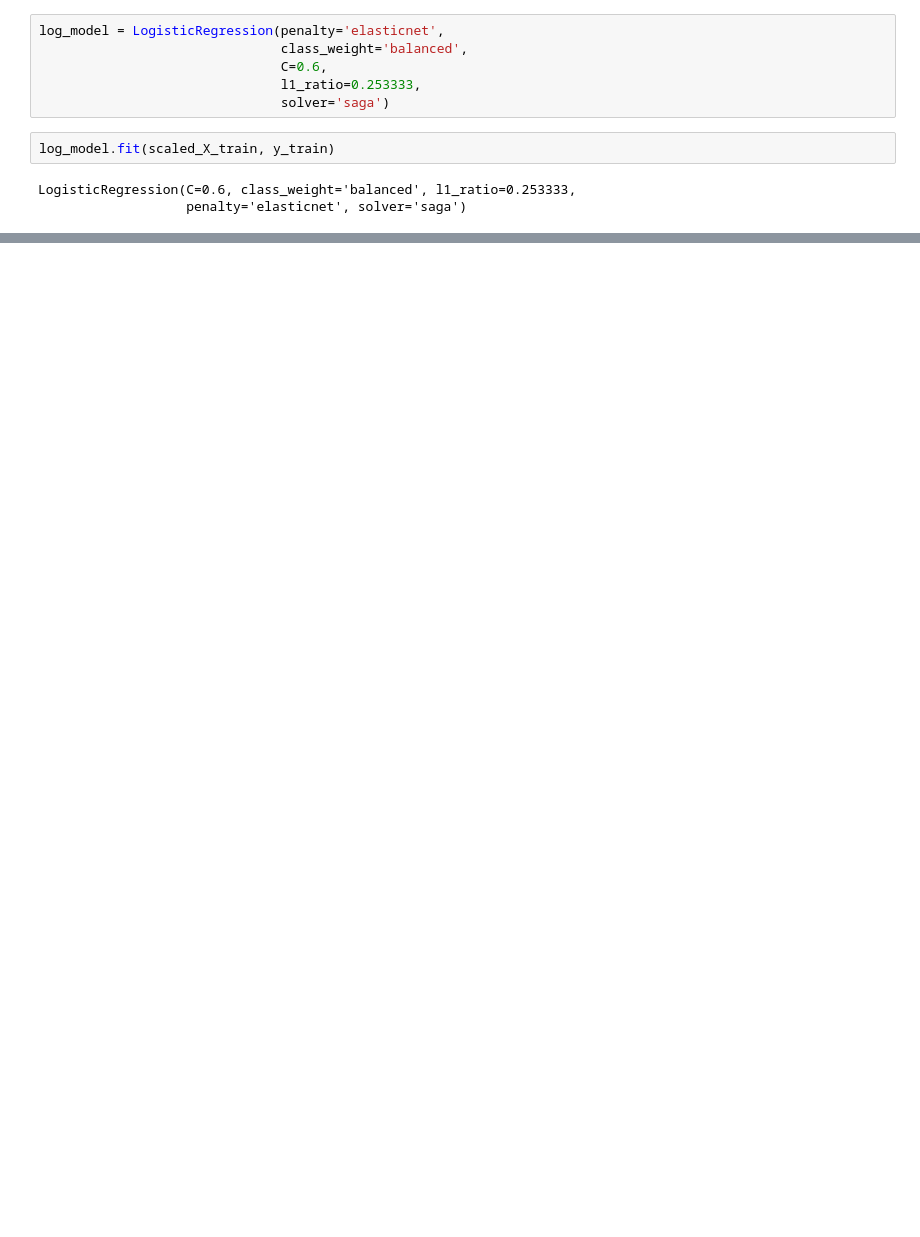
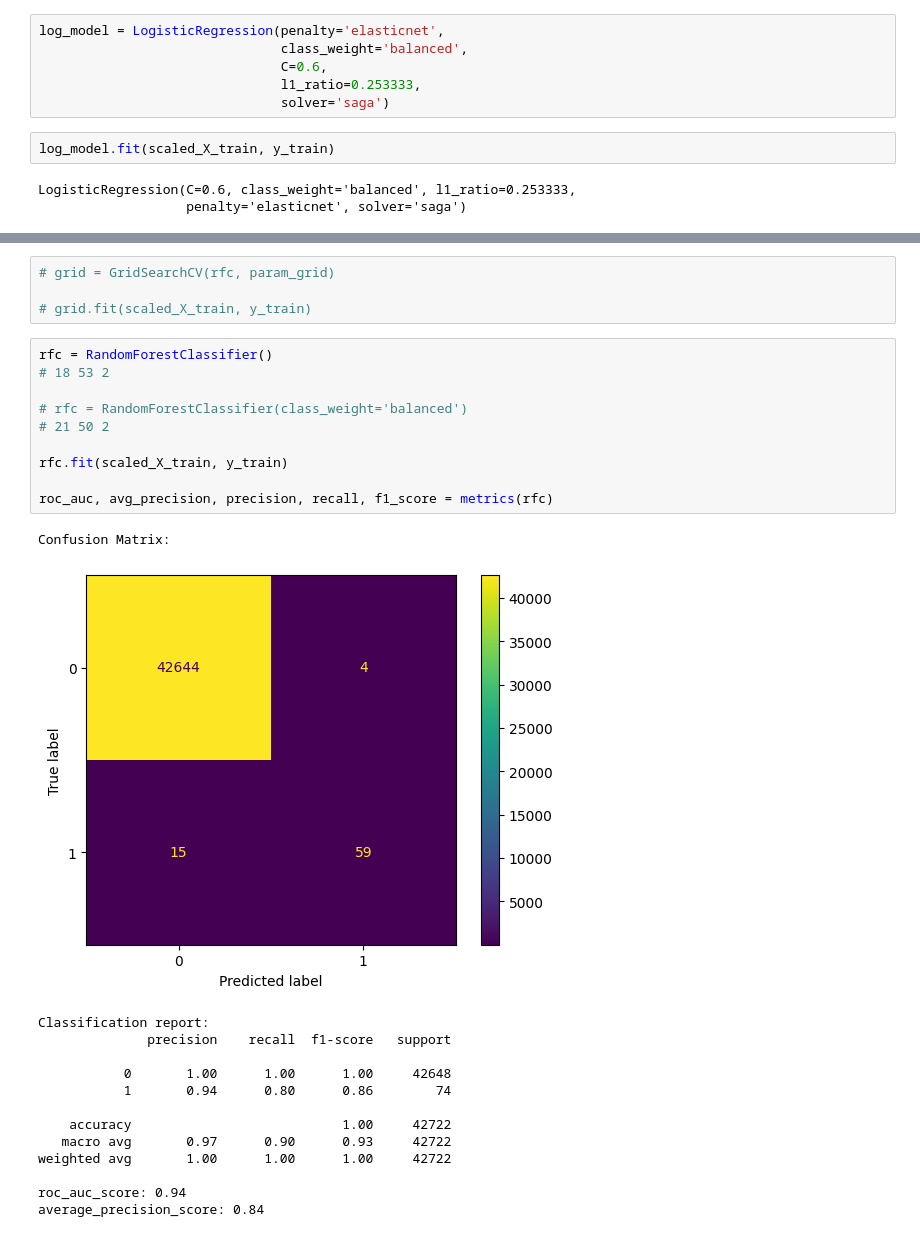
Before and after one commit to u3854/credit-card-fraud, a Jupyter notebook: fraud.ipynb, the cells around one changed output, grey strips where cells are left out. Saved outputs shown, nothing was run; the diff lists cells and outputs as text; blank space fills up the shorter version.

```diff
--- a/fraud.ipynb
+++ b/fraud.ipynb
@@ -251,0 +303,29 @@ eval_df
+# %%
+# grid = GridSearchCV(rfc, param_grid)
+
+# grid.fit(scaled_X_train, y_train)
+# %%
+rfc = RandomForestClassifier()
+# 18 53 2
+
+# rfc = RandomForestClassifier(class_weight='balanced')
+# 21 50 2
+
+rfc.fit(scaled_X_train, y_train)
+
+roc_auc, avg_precision, precision, recall, f1_score = metrics(rfc)
+# %% [output]
+Confusion Matrix:
+[figure, added]
+Classification report:
+              precision    recall  f1-score   support
+
+           0       1.00      1.00      1.00     42648
+           1       0.94      0.80      0.86        74
+
+    accuracy                           1.00     42722
+   macro avg       0.97      0.90      0.93     42722
+weighted avg       1.00      1.00      1.00     42722
+
+roc_auc_score: 0.94
+average_precision_score: 0.84
```
Also changed, not shown: parts of 57 cells of this notebook, 1 other file.
